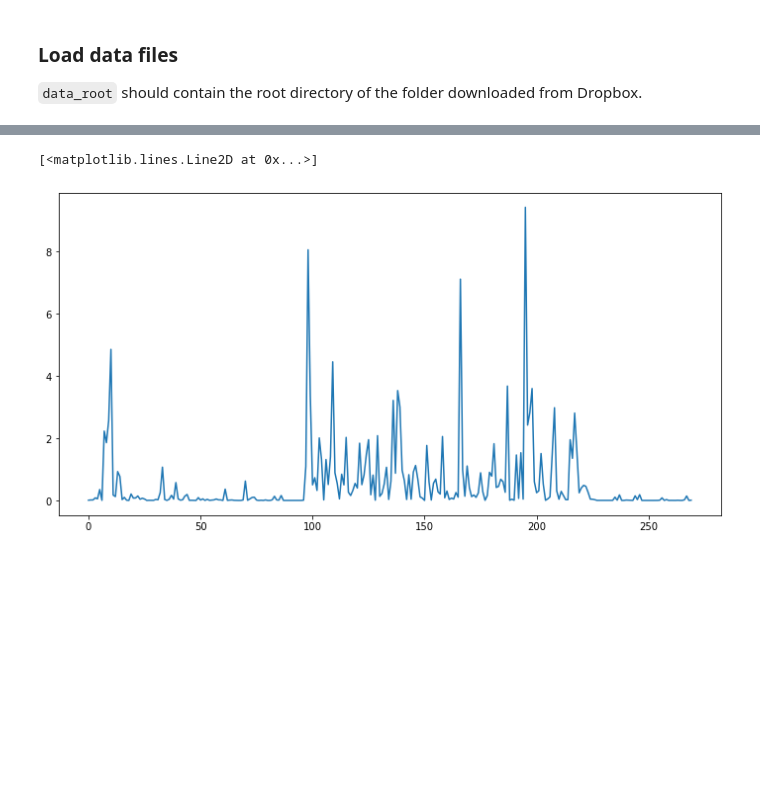
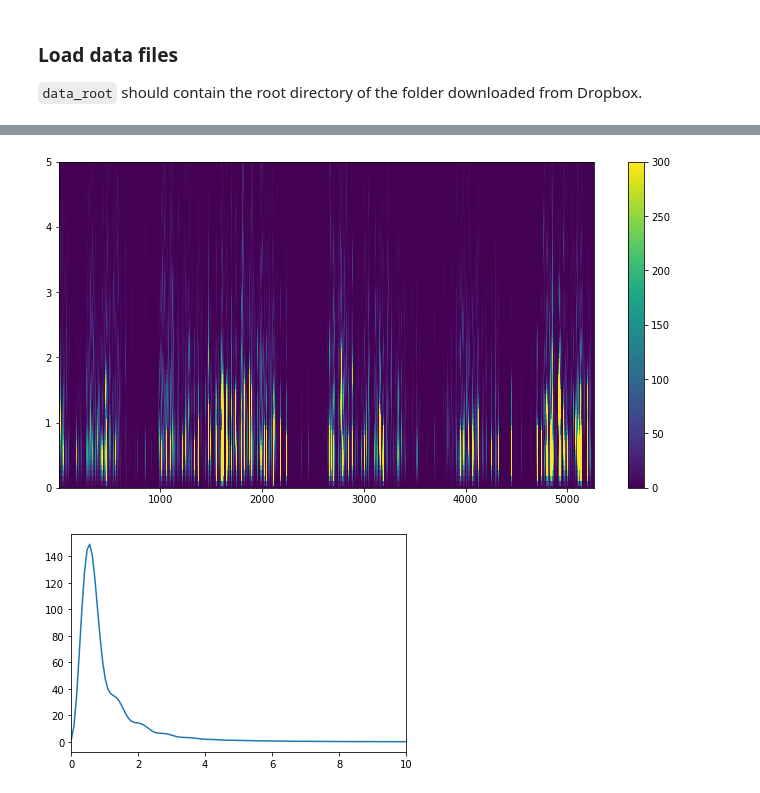
Before and after one commit to alihaydaroglu/swc-en-social, a Jupyter notebook: 9_freq_analysis.ipynb, the cells around one changed output, grey strips where cells are left out. Drawn from its saved outputs; the diff is of its cells as text; code cells hidden in the pictures; blank space fills up the shorter version.

```diff
--- a/9_freq_analysis.ipynb
+++ b/9_freq_analysis.ipynb
@@ -88,2 +190,2 @@ trial = all_data['Female1']
 # %%
-trial = calculate_velocity(trial)
+trial = n.concatenate(trial)
@@ -118,7 +192,4 @@ plt.plot(Sxx[6]/Sxx[6].max())
-# %%
-plt.figure(figsize=(12,6))
-
-plt.plot(Sxx[6])
-# %% [output]
-[<matplotlib.lines.Line2D at 0x...>]
-[figure, removed]
+# %%
+mark_1, mark_2, pos_1, pos_2 = extract_data(trial)
+# %%
+pos_1_ego, pos_2_ego = convert_to_ego(mark_1, mark_2, pos_1, pos_2)
@@ -124,0 +199,22 @@ plt.plot(Sxx[6])
+# %%
+spec_label = 'NapeCenter_1'
+poi_label = 'InteracteeTailBase_2'
+poi_idx = n.where(mark_2==poi_label)[0][0]
+extent = 100
+n_grid = 10
+x_offset = 20
+y_offset = 50
+nperseg = 64
+nfft = 512
+# %%
+f,ts,Sxx,fig,ax = calc_spec(pos_1_ego, mark_1, spec_label, nperseg=nperseg, nfft=nfft, plot=True)
+plt.figure()
+plt.plot(f,Sxx.mean(axis=1))
+plt.xlim(0,10)
+xs = n.linspace(-extent+x_offset, extent+x_offset, n_grid)
+ys = n.linspace(-extent+y_offset,extent+y_offset,n_grid)
+
+xx, yy, powers, counts = get_heatmap(Sxx, ts, pos_2_ego, xs, ys, poi_idx)
+# %% [output]
+[figure, added]
+[figure, added]
```
Also changed, not shown: parts of 21 cells of this notebook, 3 other files.
